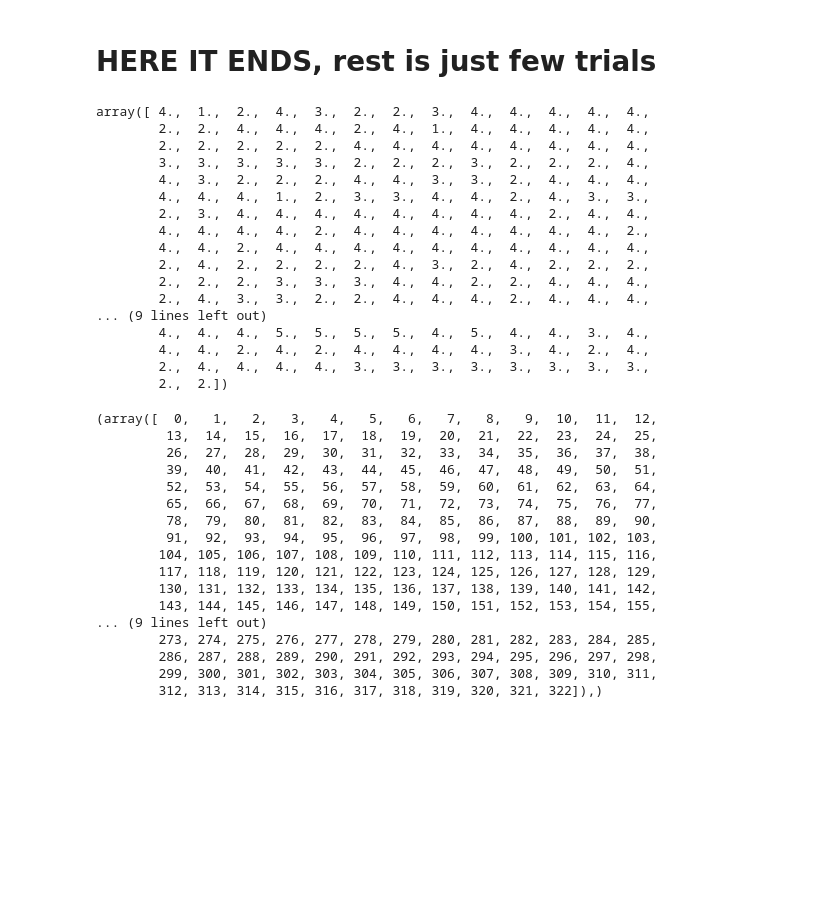
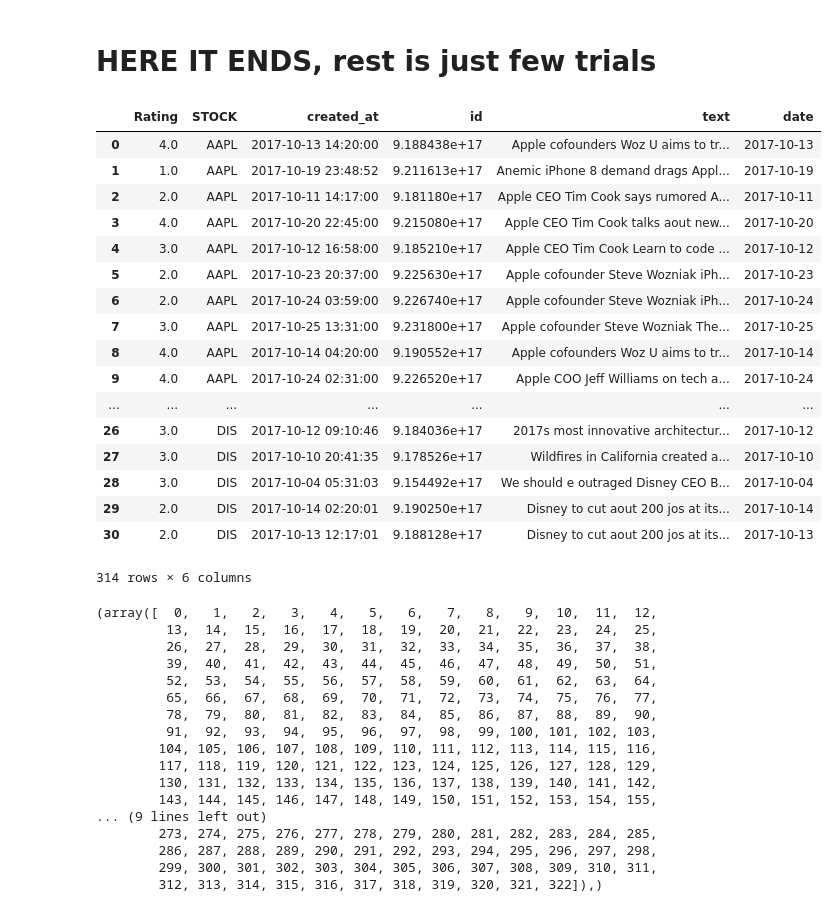
Before and after one commit to sahilmakkar1983/GLCap, a Jupyter notebook: twitter/TweetCleaner.ipynb, the cells around one changed output. Saved outputs shown, nothing was run; the diff lists cells and outputs as text; code cells hidden in the pictures; blank space fills up the shorter version.

```diff
--- a/twitter/TweetCleaner.ipynb
+++ b/twitter/TweetCleaner.ipynb
@@ -12,11 +12,12 @@ def removeURLFromText(text):
     text = re.sub(r'^"|"$', '', text)
     text = re.sub(r'\'', '', text)
     text = re.sub(r'[^a-zA-Z0-9 ]',r'',text)
+    text = ' '.join(re.sub("(@[A-Za-z0-9]+)|([^0-9A-Za-z \t])|(\w+:\/\/\S+)"," ",text).split())
     return (text)
 
 def parseExcelFileWithMultipleSheetsAndCombine(excelFilePath,SheetsToParse):
 
-    df = pd.ExcelFile(excelFilePath,encoding="utf-8")
+    df = pd.ExcelFile(excelFilePath,encoding="utf-8",parse_dates=['created_at'])
 
     masterDf = df.parse("All")
 
@@ -49,3 +50,18 @@ SheetsToParse=['AAPL',
                'MMM']
 
 WholeDf= parseExcelFileWithMultipleSheetsAndCombine("Tweet-Scale.xlsx",SheetsToParse)
+# %%
+def ConvertFiveCategoryTo3Sentiments(x):
+    if x >= 5 or x == 4:
+        return 'positive'
+    if x == 2 or x == 1:
+        return 'negative'
+    return "neutral"
+
+def categoryToNumber(x):
+    if x == 'positive':
+        return 3
+    if x == 'negative':
+        return 1
+    return 2
+WholeDf['Rating_m'] = WholeDf['Rating'].apply(lambda x: ConvertFiveCategoryTo3Sentiments(x))
@@ -52,25 +108,36 @@ WholeDf= parseExcelFileWithMultipleSheetsAndCombine("Tweet-Scale.xlsx",SheetsToP
 # %% [markdown]
 # HERE IT ENDS, rest is just few trials
+# %%
+WholeDf.created_at
+
+dateparse = lambda x: WholeDf.created_at.strptime(x, '%Y-%m-%d %H:%M:%S')
+#parse_dates=['column name']
+datecreated = WholeDf
+
+datecreated = pd.to_datetime(WholeDf.created_at, format='%Y-%m-%d')
+# %%
+WholeDf['date'] = pd.DatetimeIndex(datecreated).normalize()
 # %%
-WholeDf.Rating.values
+WholeDf
 # %% [output]
+|  | Rating | STOCK | created_at | id | text | date |
+| 0 | 4.0 | AAPL | 2017-10-13 14:20:00 | 9.188438e+17 | Apple cofounders Woz U aims to tr... | 2017-10-13 |
+| 1 | 1.0 | AAPL | 2017-10-19 23:48:52 | 9.211613e+17 | Anemic iPhone 8 demand drags Appl... | 2017-10-19 |
+| 2 | 2.0 | AAPL | 2017-10-11 14:17:00 | 9.181180e+17 | Apple CEO Tim Cook says rumored A... | 2017-10-11 |
+| 3 | 4.0 | AAPL | 2017-10-20 22:45:00 | 9.215080e+17 | Apple CEO Tim Cook talks aout new... | 2017-10-20 |
+| 4 | 3.0 | AAPL | 2017-10-12 16:58:00 | 9.185210e+17 | Apple CEO Tim Cook Learn to code ... | 2017-10-12 |
+| 5 | 2.0 | AAPL | 2017-10-23 20:37:00 | 9.225630e+17 | Apple cofounder Steve Wozniak iPh... | 2017-10-23 |
+| 6 | 2.0 | AAPL | 2017-10-24 03:59:00 | 9.226740e+17 | Apple cofounder Steve Wozniak iPh... | 2017-10-24 |
+| 7 | 3.0 | AAPL | 2017-10-25 13:31:00 | 9.231800e+17 | Apple cofounder Steve Wozniak The... | 2017-10-25 |
+| 8 | 4.0 | AAPL | 2017-10-14 04:20:00 | 9.190552e+17 | Apple cofounders Woz U aims to tr... | 2017-10-14 |
+| 9 | 4.0 | AAPL | 2017-10-24 02:31:00 | 9.226520e+17 | Apple COO Jeff Williams on tech a... | 2017-10-24 |
+| ... | ... | ... | ... | ... | ... | ... |
+| 26 | 3.0 | DIS | 2017-10-12 09:10:46 | 9.184036e+17 | 2017s most innovative architectur... | 2017-10-12 |
+| 27 | 3.0 | DIS | 2017-10-10 20:41:35 | 9.178526e+17 | Wildfires in California created a... | 2017-10-10 |
+| 28 | 3.0 | DIS | 2017-10-04 05:31:03 | 9.154492e+17 | We should e outraged Disney CEO B... | 2017-10-04 |
+| 29 | 2.0 | DIS | 2017-10-14 02:20:01 | 9.190250e+17 | Disney to cut aout 200 jos at its... | 2017-10-14 |
+| 30 | 2.0 | DIS | 2017-10-13 12:17:01 | 9.188128e+17 | Disney to cut aout 200 jos at its... | 2017-10-13 |
-array([ 4.,  1.,  2.,  4.,  3.,  2.,  2.,  3.,  4.,  4.,  4.,  4.,  4.,
-        2.,  2.,  4.,  4.,  4.,  2.,  4.,  1.,  4.,  4.,  4.,  4.,  4.,
-        2.,  2.,  2.,  2.,  2.,  4.,  4.,  4.,  4.,  4.,  4.,  4.,  4.,
-        3.,  3.,  3.,  3.,  3.,  2.,  2.,  2.,  3.,  2.,  2.,  2.,  4.,
-        4.,  3.,  2.,  2.,  2.,  4.,  4.,  3.,  3.,  2.,  4.,  4.,  4.,
-        4.,  4.,  4.,  1.,  2.,  3.,  3.,  4.,  4.,  2.,  4.,  3.,  3.,
-        2.,  3.,  4.,  4.,  4.,  4.,  4.,  4.,  4.,  4.,  2.,  4.,  4.,
-        4.,  4.,  4.,  4.,  2.,  4.,  4.,  4.,  4.,  4.,  4.,  4.,  2.,
-        4.,  4.,  2.,  4.,  4.,  4.,  4.,  4.,  4.,  4.,  4.,  4.,  4.,
-        2.,  4.,  2.,  2.,  2.,  2.,  4.,  3.,  2.,  4.,  2.,  2.,  2.,
-        2.,  2.,  2.,  3.,  3.,  3.,  4.,  4.,  2.,  2.,  4.,  4.,  4.,
-        2.,  4.,  3.,  3.,  2.,  2.,  4.,  4.,  4.,  2.,  4.,  4.,  4.,
-... (9 lines left out)
-        4.,  4.,  4.,  5.,  5.,  5.,  5.,  4.,  5.,  4.,  4.,  3.,  4.,
-        4.,  4.,  2.,  4.,  2.,  4.,  4.,  4.,  4.,  3.,  4.,  2.,  4.,
-        2.,  4.,  4.,  4.,  4.,  3.,  3.,  3.,  3.,  3.,  3.,  3.,  3.,
-        2.,  2.])
+314 rows × 6 columns
 # %%
 for index,sheet_name in enumerate(SheetsToParse):
     if index == 0:
```
Also changed, not shown: parts of 4 cells of this notebook, 4 other files.
